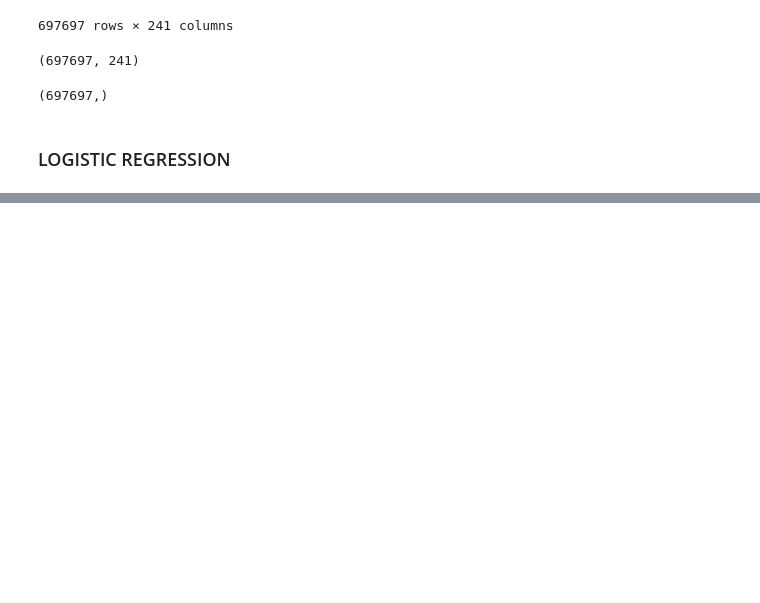
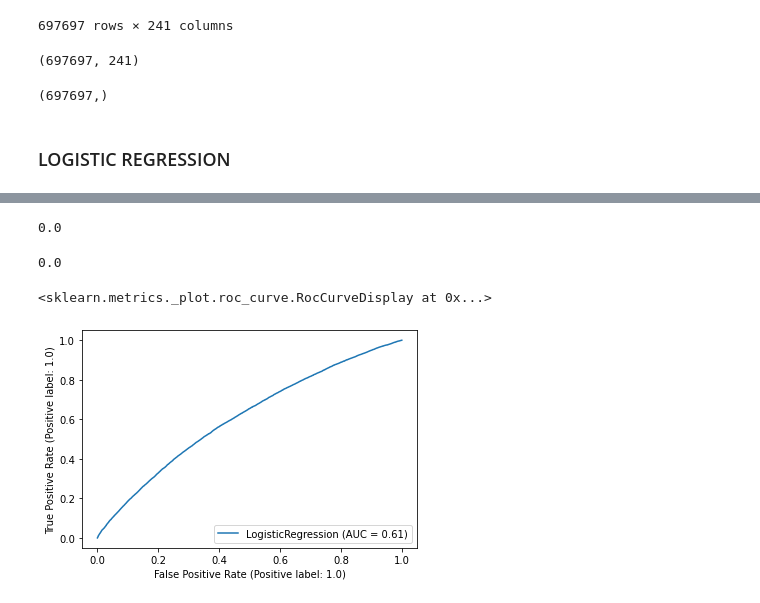
Before and after one commit to bjackany/Flight_delay_predictor, a Jupyter notebook: Cleaning and Modeling/4delta_Logistic-Copy1.ipynb, the cells around one changed output, grey strips where cells are left out. Drawn from its saved outputs; the diff is of its cells as text; code cells hidden in the pictures; blank space fills up the shorter version.

```diff
--- a/data_cleaning_preprocessing/delta_random_forest.ipynb
+++ b/Cleaning and Modeling/4delta_Logistic-Copy1.ipynb
@@ -431,0 +250,8 @@ plt.show()
+# %%
+precision_score(y_test, y_pred)
+# %% [output]
+0.0
+# %%
+recall_score(y_test, y_pred)
+# %% [output]
+0.0
@@ -431,0 +260,5 @@ plt.show()
+# %%
+plot_roc_curve(logReg, scaled_X_test, y_test)
+# %% [output]
+<sklearn.metrics._plot.roc_curve.RocCurveDisplay at 0x...>
+[figure, added]
```
Also changed, not shown: parts of 67 cells of this notebook, 15 other files.
